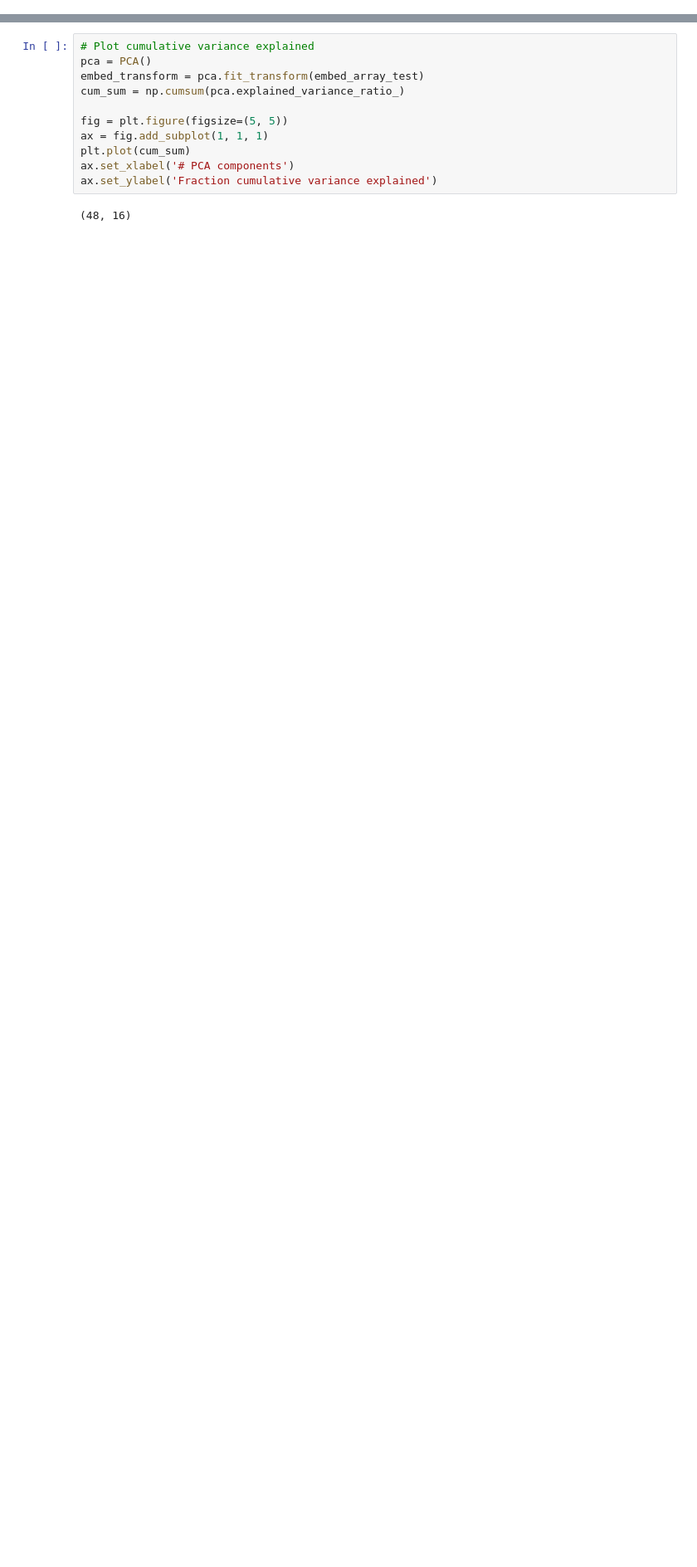
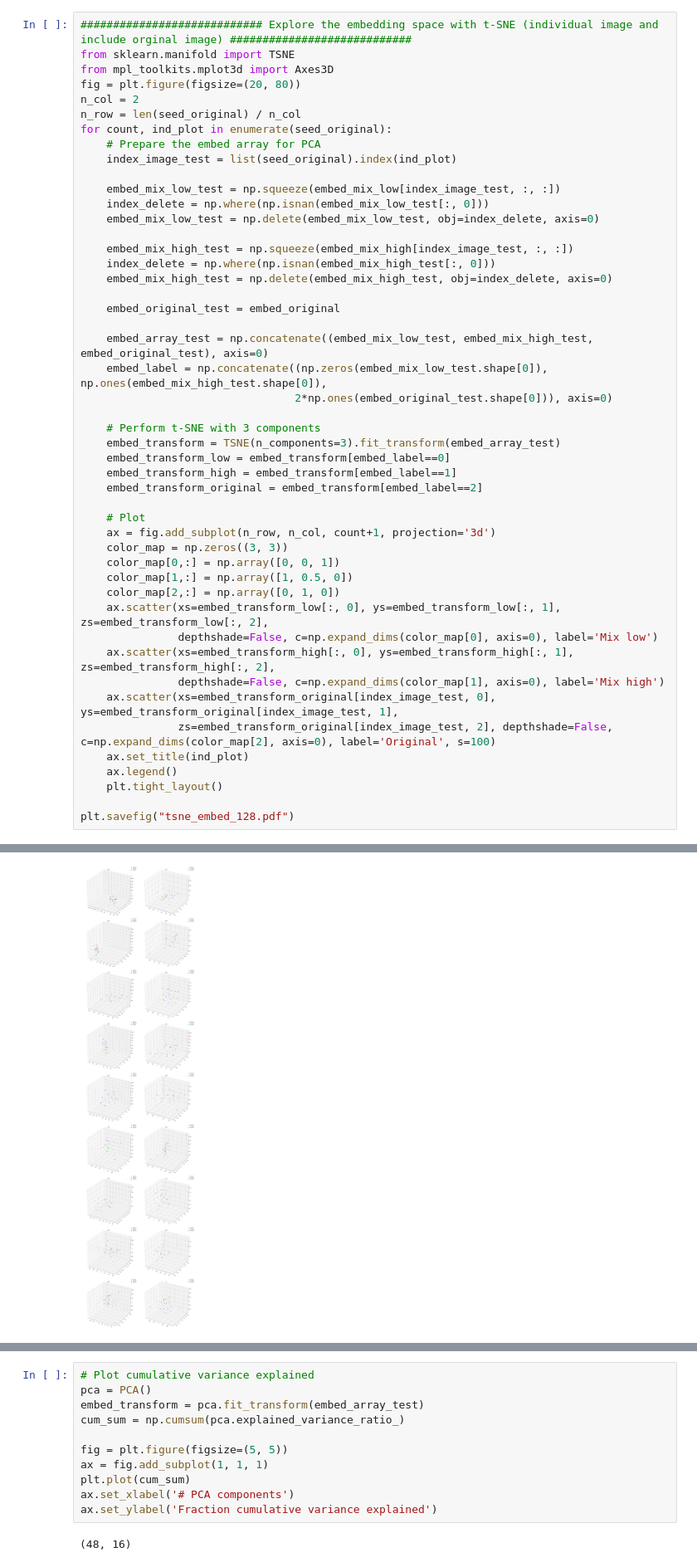
Before and after one commit to longluu/DL-styleGAN-faceForVisualExperiment, a Jupyter notebook: FaceNet.ipynb, the cells around one changed output, grey strips where cells are left out. Shown at 83% size. Saved outputs shown, nothing was run; the diff lists cells and outputs as text; blank space fills up the shorter version.

```diff
--- a/FaceNet.ipynb
+++ b/FaceNet.ipynb
@@ -242,0 +302,49 @@ ax.legend()
+# %%
+############################ Explore the embedding space with t-SNE (individual image and include orginal image) ############################
+from sklearn.manifold import TSNE
+from mpl_toolkits.mplot3d import Axes3D
+fig = plt.figure(figsize=(20, 80))
+n_col = 2
+n_row = len(seed_original) / n_col
+for count, ind_plot in enumerate(seed_original):
+    # Prepare the embed array for PCA
+    index_image_test = list(seed_original).index(ind_plot)
+
+    embed_mix_low_test = np.squeeze(embed_mix_low[index_image_test, :, :])
+    index_delete = np.where(np.isnan(embed_mix_low_test[:, 0]))
+    embed_mix_low_test = np.delete(embed_mix_low_test, obj=index_delete, axis=0)
+
+    embed_mix_high_test = np.squeeze(embed_mix_high[index_image_test, :, :])
+    index_delete = np.where(np.isnan(embed_mix_high_test[:, 0]))
+    embed_mix_high_test = np.delete(embed_mix_high_test, obj=index_delete, axis=0)
+
+    embed_original_test = embed_original
+
+    embed_array_test = np.concatenate((embed_mix_low_test, embed_mix_high_test, embed_original_test), axis=0)
+    embed_label = np.concatenate((np.zeros(embed_mix_low_test.shape[0]), np.ones(embed_mix_high_test.shape[0]),
+                                 2*np.ones(embed_original_test.shape[0])), axis=0)
+
+    # Perform t-SNE with 3 components
+    embed_transform = TSNE(n_components=3).fit_transform(embed_array_test)
+    embed_transform_low = embed_transform[embed_label==0]
+    embed_transform_high = embed_transform[embed_label==1]
+    embed_transform_original = embed_transform[embed_label==2]
+
+    # Plot
+    ax = fig.add_subplot(n_row, n_col, count+1, projection='3d')
+    color_map = np.zeros((3, 3))
+    color_map[0,:] = np.array([0, 0, 1])
+    color_map[1,:] = np.array([1, 0.5, 0])
+    color_map[2,:] = np.array([0, 1, 0])
+    ax.scatter(xs=embed_transform_low[:, 0], ys=embed_transform_low[:, 1], zs=embed_transform_low[:, 2],
+               depthshade=False, c=np.expand_dims(color_map[0], axis=0), label='Mix low')
+    ax.scatter(xs=embed_transform_high[:, 0], ys=embed_transform_high[:, 1], zs=embed_transform_high[:, 2],
+               depthshade=False, c=np.expand_dims(color_map[1], axis=0), label='Mix high')
+    ax.scatter(xs=embed_transform_original[index_image_test, 0], ys=embed_transform_original[index_image_test, 1],
+               zs=embed_transform_original[index_image_test, 2], depthshade=False, c=np.expand_dims(color_map[2], axis=0), label='Original', s=100)
+    ax.set_title(ind_plot)
+    ax.legend()
+    plt.tight_layout()
+
+plt.savefig("tsne_embed_128.pdf")
+# %% [output]
@@ -242,0 +352 @@ ax.legend()
+[figure, added]
```
Also changed, not shown: parts of 12 cells of this notebook.
